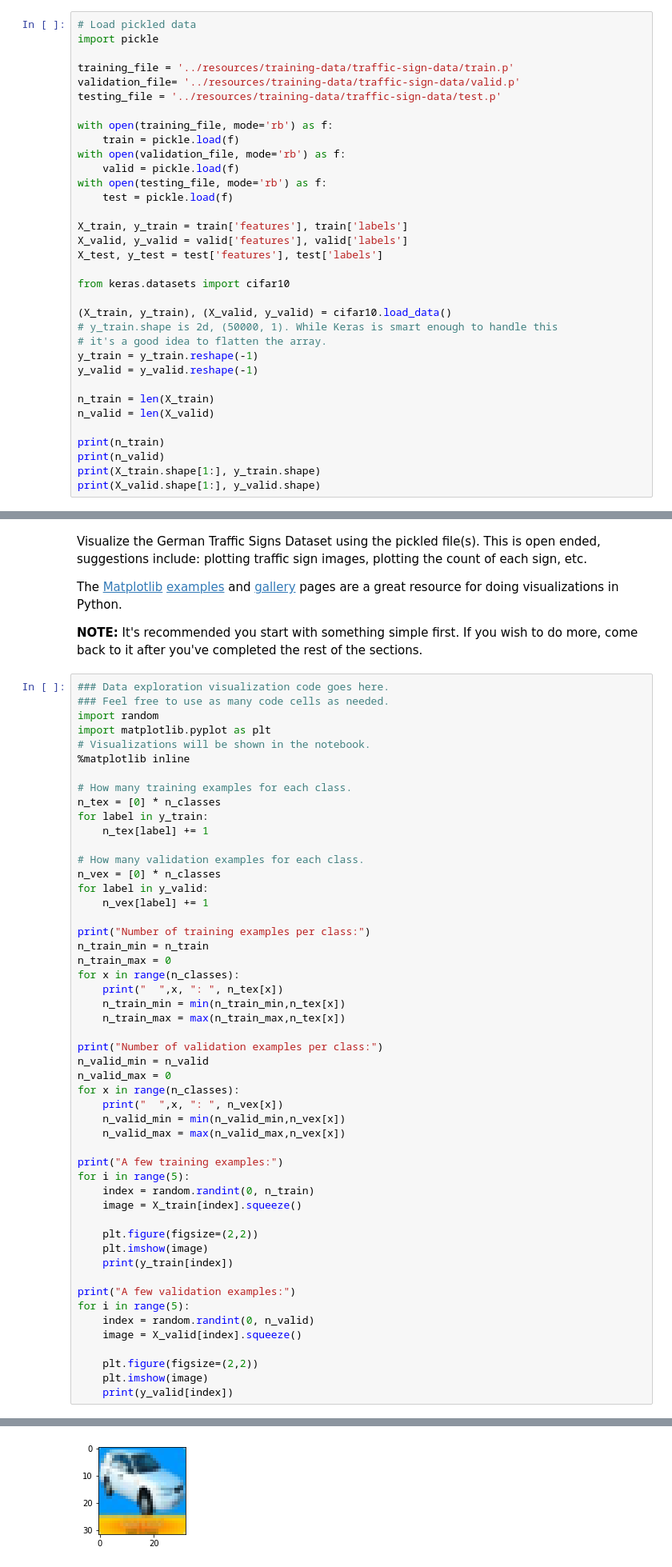
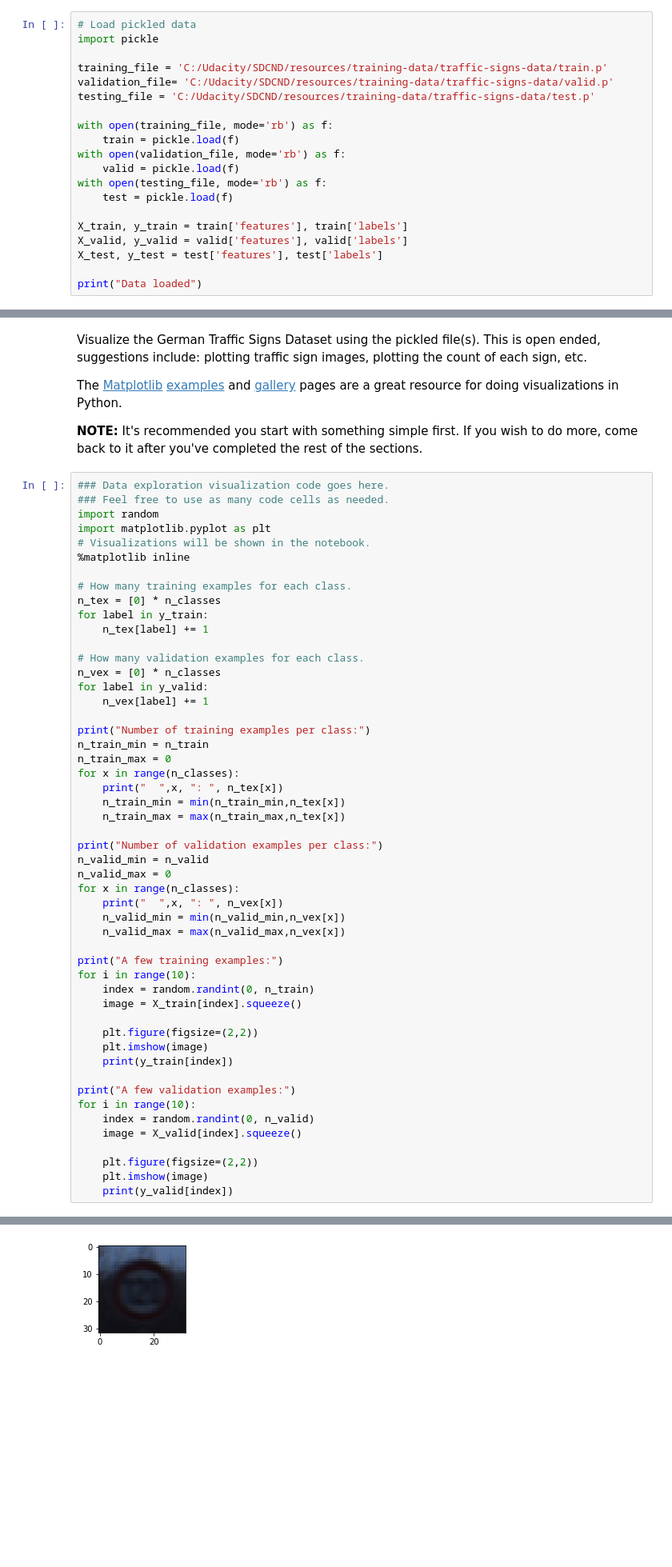
Before and after one commit to joethompson1961/CarND-Traffic-Sign-Classifier-P2, a Jupyter notebook: Traffic_Sign_Classifier.ipynb, the cells around one changed output, grey strips where cells are left out. Shown at 80% size. Cells and saved outputs as stored; diff of their text form; blank space fills up the shorter version.

Commit message:
removed cifar10 data overloading.

```diff
--- a/Traffic_Sign_Classifier.ipynb
+++ b/Traffic_Sign_Classifier.ipynb
@@ -23,9 +23,9 @@ The [rubric](https://review.udacity.com/#!/rubrics/481/view) contains "Stand Out
 # Load pickled data
 import pickle
 
-training_file = '../resources/training-data/traffic-sign-data/train.p'
-validation_file= '../resources/training-data/traffic-sign-data/valid.p'
-testing_file = '../resources/training-data/traffic-sign-data/test.p'
+training_file = 'C:/Udacity/SDCND/resources/training-data/traffic-signs-data/train.p'
+validation_file= 'C:/Udacity/SDCND/resources/training-data/traffic-signs-data/valid.p'
+testing_file = 'C:/Udacity/SDCND/resources/training-data/traffic-signs-data/test.p'
 
 with open(training_file, mode='rb') as f:
     train = pickle.load(f)
@@ -38,19 +38,5 @@ X_train, y_train = train['features'], train['labels']
 X_valid, y_valid = valid['features'], valid['labels']
 X_test, y_test = test['features'], test['labels']
 
-from keras.datasets import cifar10
-
-(X_train, y_train), (X_valid, y_valid) = cifar10.load_data()
-# y_train.shape is 2d, (50000, 1). While Keras is smart enough to handle this
-# it's a good idea to flatten the array.
-y_train = y_train.reshape(-1)
-y_valid = y_valid.reshape(-1)
-
-n_train = len(X_train)
-n_valid = len(X_valid)
-
-print(n_train)
-print(n_valid)
-print(X_train.shape[1:], y_train.shape)
-print(X_valid.shape[1:], y_valid.shape)
+print("Data loaded")
 # %% [output]
@@ -148,7 +130,7 @@ for x in range(n_classes):
     n_valid_max = max(n_valid_max,n_vex[x])
 
 print("A few training examples:")
-for i in range(5):
+for i in range(10):
     index = random.randint(0, n_train)
     image = X_train[index].squeeze()
 
@@ -157,7 +139,7 @@ for i in range(5):
     print(y_train[index])
 
 print("A few validation examples:")
-for i in range(5):
+for i in range(10):
     index = random.randint(0, n_valid)
     image = X_valid[index].squeeze()
 
@@ -188 +170 @@ Number of validation examples per class:
-[figure, old version]
+[figure, new version]
```
Also changed, not shown: parts of 9 cells of this notebook, 1 other file.
